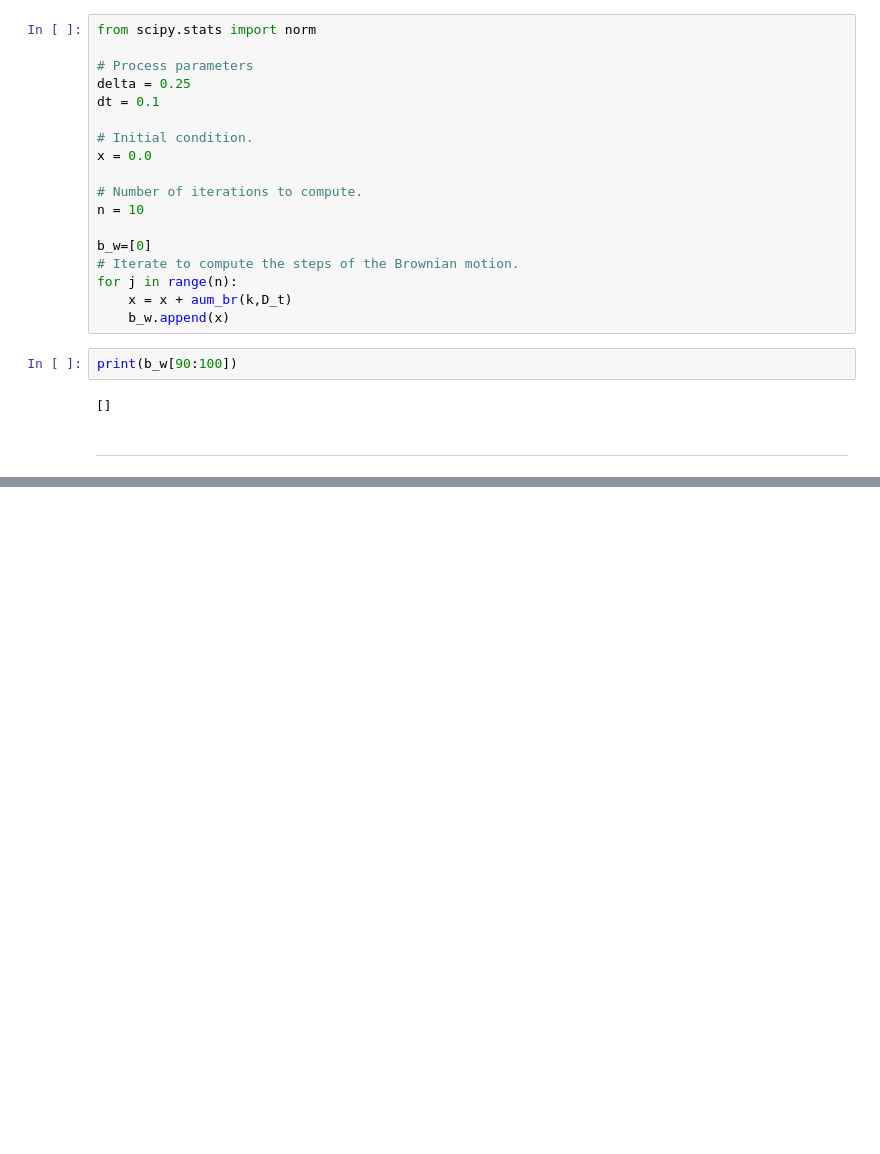
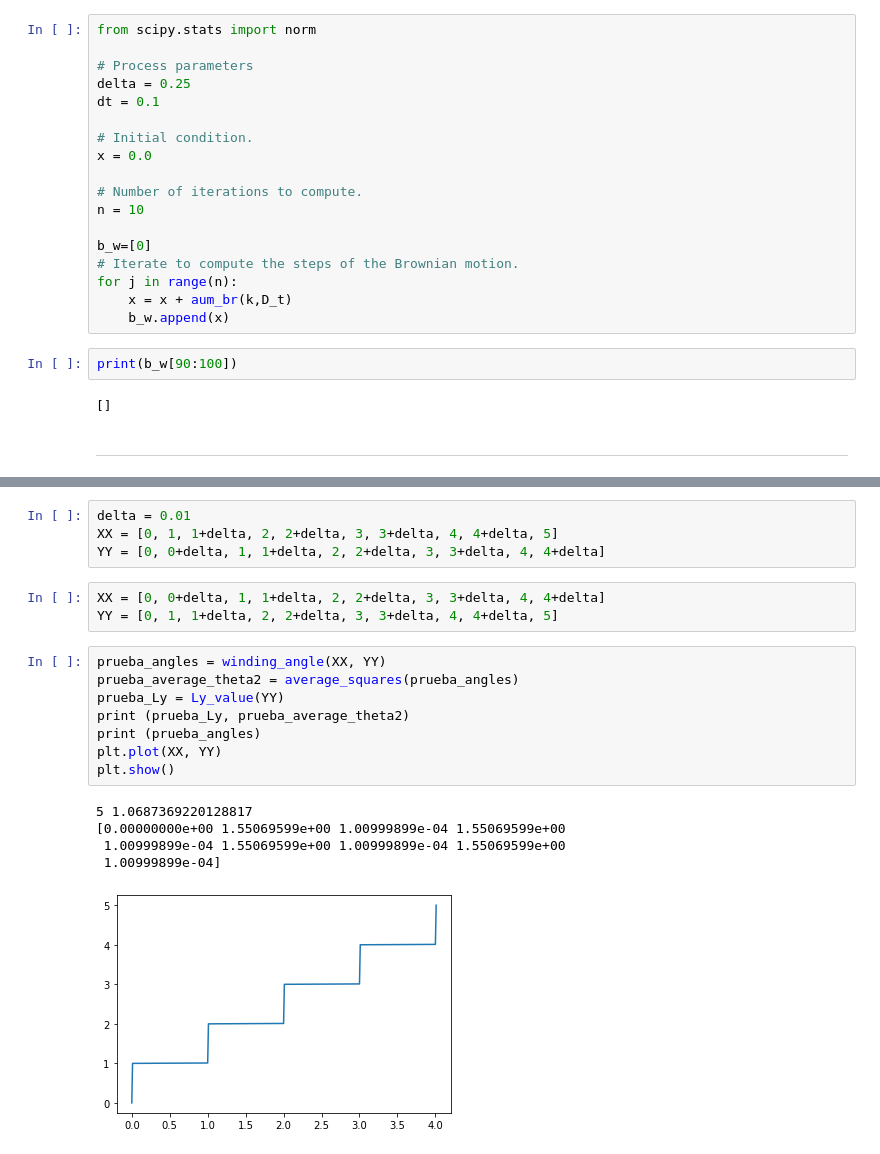
Before and after one commit to CamiloFajardo2021/Statistical_mechanics-project, a Jupyter notebook: angle.ipynb, the cells around one changed output, grey strips where cells are left out. Saved outputs shown, nothing was run; the diff lists cells and outputs as text; blank space fills up the shorter version.

```diff
--- a/angle.ipynb
+++ b/angle.ipynb
@@ -535,0 +474,21 @@ angle_al(1.0,1.0,3.0,1.0,4.0,4.5)*180/np.pi
+# %%
+delta = 0.01
+XX = [0, 1, 1+delta, 2, 2+delta, 3, 3+delta, 4, 4+delta, 5]
+YY = [0, 0+delta, 1, 1+delta, 2, 2+delta, 3, 3+delta, 4, 4+delta]
+# %%
+XX = [0, 0+delta, 1, 1+delta, 2, 2+delta, 3, 3+delta, 4, 4+delta]
+YY = [0, 1, 1+delta, 2, 2+delta, 3, 3+delta, 4, 4+delta, 5]
+# %%
+prueba_angles = winding_angle(XX, YY)
+prueba_average_theta2 = average_squares(prueba_angles)
+prueba_Ly = Ly_value(YY)
+print (prueba_Ly, prueba_average_theta2)
+print (prueba_angles)
+plt.plot(XX, YY)
+plt.show()
+# %% [output]
+5 1.0687369220128817
+[0.00000000e+00 1.55069599e+00 1.00999899e-04 1.55069599e+00
+ 1.00999899e-04 1.55069599e+00 1.00999899e-04 1.55069599e+00
+ 1.00999899e-04]
+[figure, added]
```
Also changed, not shown: parts of 27 cells of this notebook.
